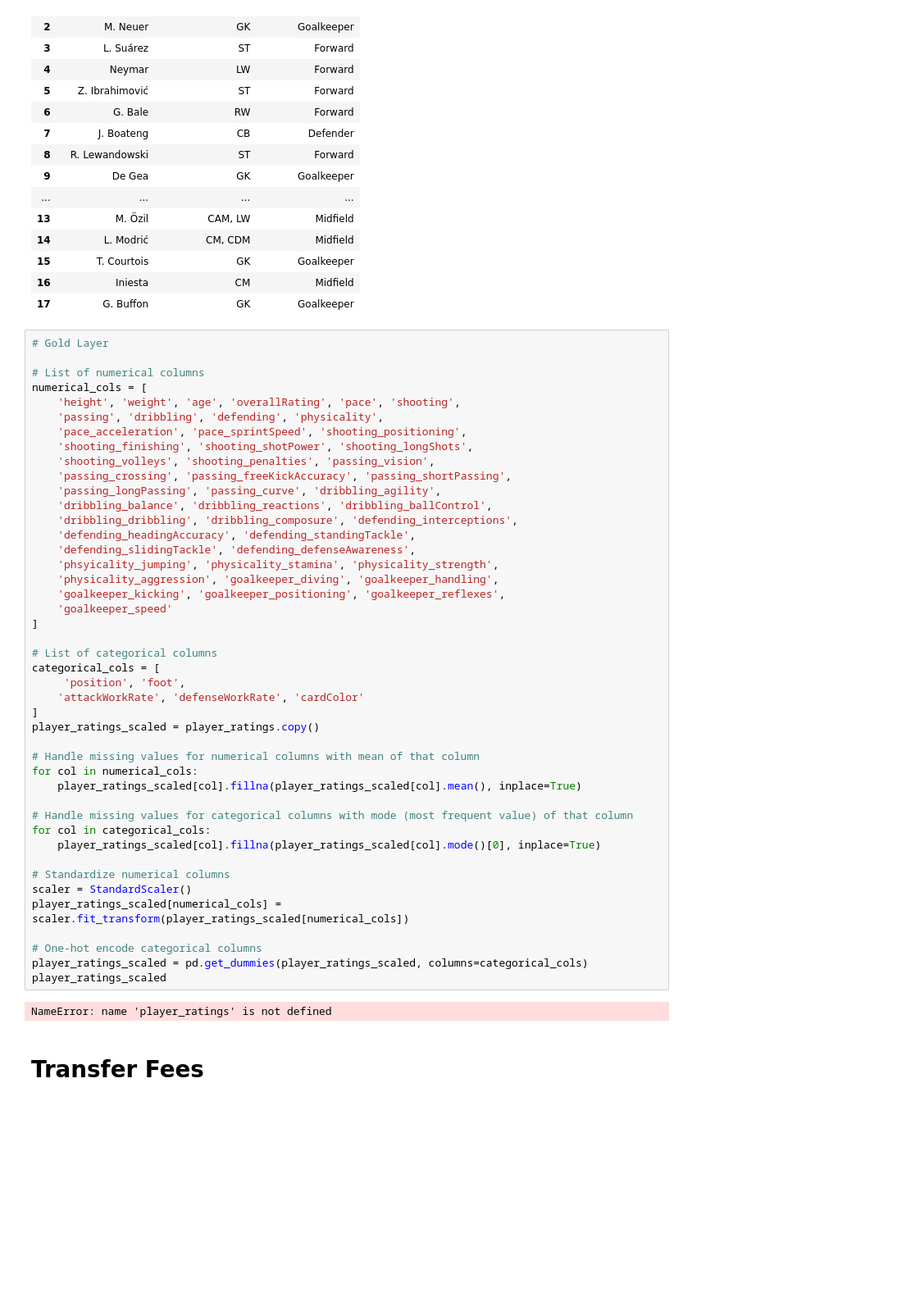
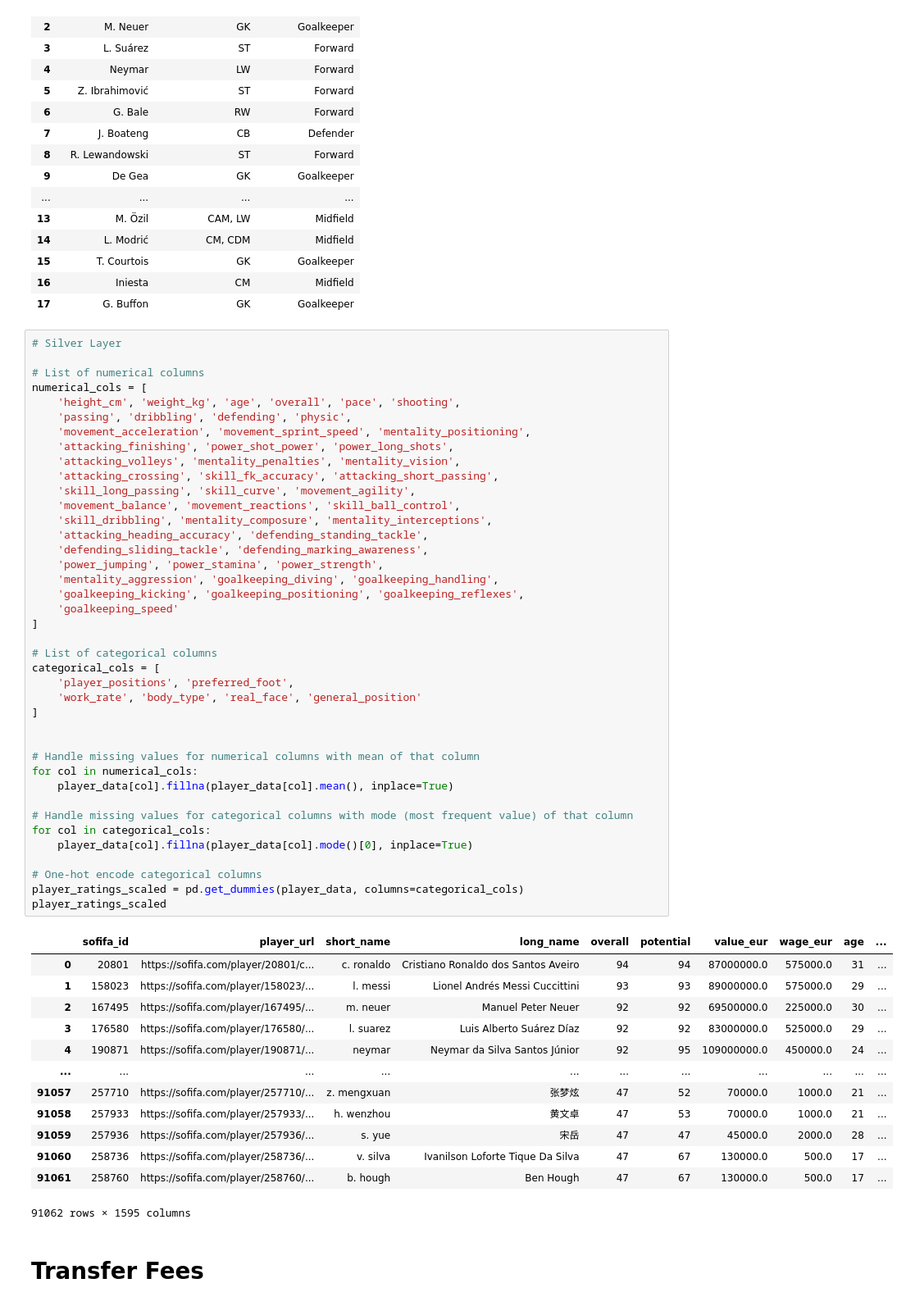
Before and after one commit to brandon-ds/siads593-M1, a Jupyter notebook: notebooks/Data-analysis.ipynb, the cells around one changed output. Shown at 82% size. Drawn from its saved outputs; the diff is of its cells as text; blank space fills up the shorter version.

```diff
--- a/notebooks/Data-analysis.ipynb
+++ b/notebooks/Data-analysis.ipynb
@@ -459,51 +467,59 @@ player_data[['short_name', 'player_positions', 'general_position']].head(18)
 | 16 | Iniesta | CM | Midfield |
 | 17 | G. Buffon | GK | Goalkeeper |
 # %%
-# Gold Layer
+# Silver Layer
 
 # List of numerical columns
 numerical_cols = [
-    'height', 'weight', 'age', 'overallRating', 'pace', 'shooting',
-    'passing', 'dribbling', 'defending', 'physicality',
-    'pace_acceleration', 'pace_sprintSpeed', 'shooting_positioning',
-    'shooting_finishing', 'shooting_shotPower', 'shooting_longShots',
-    'shooting_volleys', 'shooting_penalties', 'passing_vision',
-    'passing_crossing', 'passing_freeKickAccuracy', 'passing_shortPassing',
-    'passing_longPassing', 'passing_curve', 'dribbling_agility',
-    'dribbling_balance', 'dribbling_reactions', 'dribbling_ballControl',
-    'dribbling_dribbling', 'dribbling_composure', 'defending_interceptions',
-    'defending_headingAccuracy', 'defending_standingTackle',
-    'defending_slidingTackle', 'defending_defenseAwareness',
-    'phsyicality_jumping', 'physicality_stamina', 'physicality_strength',
-    'physicality_aggression', 'goalkeeper_diving', 'goalkeeper_handling',
-    'goalkeeper_kicking', 'goalkeeper_positioning', 'goalkeeper_reflexes',
-    'goalkeeper_speed'
+    'height_cm', 'weight_kg', 'age', 'overall', 'pace', 'shooting',
+    'passing', 'dribbling', 'defending', 'physic',
+    'movement_acceleration', 'movement_sprint_speed', 'mentality_positioning',
+    'attacking_finishing', 'power_shot_power', 'power_long_shots',
+    'attacking_volleys', 'mentality_penalties', 'mentality_vision',
+    'attacking_crossing', 'skill_fk_accuracy', 'attacking_short_passing',
+    'skill_long_passing', 'skill_curve', 'movement_agility',
+    'movement_balance', 'movement_reactions', 'skill_ball_control',
+    'skill_dribbling', 'mentality_composure', 'mentality_interceptions',
+    'attacking_heading_accuracy', 'defending_standing_tackle',
+    'defending_sliding_tackle', 'defending_marking_awareness',
+    'power_jumping', 'power_stamina', 'power_strength',
+    'mentality_aggression', 'goalkeeping_diving', 'goalkeeping_handling',
+    'goalkeeping_kicking', 'goalkeeping_positioning', 'goalkeeping_reflexes',
+    'goalkeeping_speed'
 ]
 
 # List of categorical columns
 categorical_cols = [
-     'position', 'foot',
-    'attackWorkRate', 'defenseWorkRate', 'cardColor'
+    'player_positions', 'preferred_foot',
+    'work_rate', 'body_type', 'real_face', 'general_position'
 ]
-player_ratings_scaled = player_ratings.copy()
+
 
 # Handle missing values for numerical columns with mean of that column
 for col in numerical_cols:
-    player_ratings_scaled[col].fillna(player_ratings_scaled[col].mean(), inplace=True)
+    player_data[col].fillna(player_data[col].mean(), inplace=True)
 
 # Handle missing values for categorical columns with mode (most frequent value) of that column
 for col in categorical_cols:
-    player_ratings_scaled[col].fillna(player_ratings_scaled[col].mode()[0], inplace=True)
-
-# Standardize numerical columns
-scaler = StandardScaler()
-player_ratings_scaled[numerical_cols] = scaler.fit_transform(player_ratings_scaled[numerical_cols])
+    player_data[col].fillna(player_data[col].mode()[0], inplace=True)
 
 # One-hot encode categorical columns
-player_ratings_scaled = pd.get_dummies(player_ratings_scaled, columns=categorical_cols)
+player_ratings_scaled = pd.get_dummies(player_data, columns=categorical_cols)
 player_ratings_scaled
 # %% [output]
+|  | sofifa_id | player_url | short_name | long_name | overall | potential | value_eur | wage_eur | age | ... |
+| 0 | 20801 | https://sofifa.com/player/20801/c... | c. ronaldo | Cristiano Ronaldo dos Santos Aveiro | 94 | 94 | 87000000.0 | 575000.0 | 31 | ... |
+| 1 | 158023 | https://sofifa.com/player/158023/... | l. messi | Lionel Andrés Messi Cuccittini | 93 | 93 | 89000000.0 | 575000.0 | 29 | ... |
+| 2 | 167495 | https://sofifa.com/player/167495/... | m. neuer | Manuel Peter Neuer | 92 | 92 | 69500000.0 | 225000.0 | 30 | ... |
+| 3 | 176580 | https://sofifa.com/player/176580/... | l. suarez | Luis Alberto Suárez Díaz | 92 | 92 | 83000000.0 | 525000.0 | 29 | ... |
+| 4 | 190871 | https://sofifa.com/player/190871/... | neymar | Neymar da Silva Santos Júnior | 92 | 95 | 109000000.0 | 450000.0 | 24 | ... |
+| ... | ... | ... | ... | ... | ... | ... | ... | ... | ... | ... |
+| 91057 | 257710 | https://sofifa.com/player/257710/... | z. mengxuan | 张梦炫 | 47 | 52 | 70000.0 | 1000.0 | 21 | ... |
+| 91058 | 257933 | https://sofifa.com/player/257933/... | h. wenzhou | 黄文卓 | 47 | 53 | 70000.0 | 1000.0 | 21 | ... |
+| 91059 | 257936 | https://sofifa.com/player/257936/... | s. yue | 宋岳 | 47 | 47 | 45000.0 | 2000.0 | 28 | ... |
+| 91060 | 258736 | https://sofifa.com/player/258736/... | v. silva | Ivanilson Loforte Tique Da Silva | 47 | 67 | 130000.0 | 500.0 | 17 | ... |
+| 91061 | 258760 | https://sofifa.com/player/258760/... | b. hough | Ben Hough | 47 | 67 | 130000.0 | 500.0 | 17 | ... |
-NameError: name 'player_ratings' is not defined
+91062 rows × 1595 columns
 # %% [markdown]
 # Transfer Fees
 # %%
```
Also changed, not shown: parts of 34 cells of this notebook.
